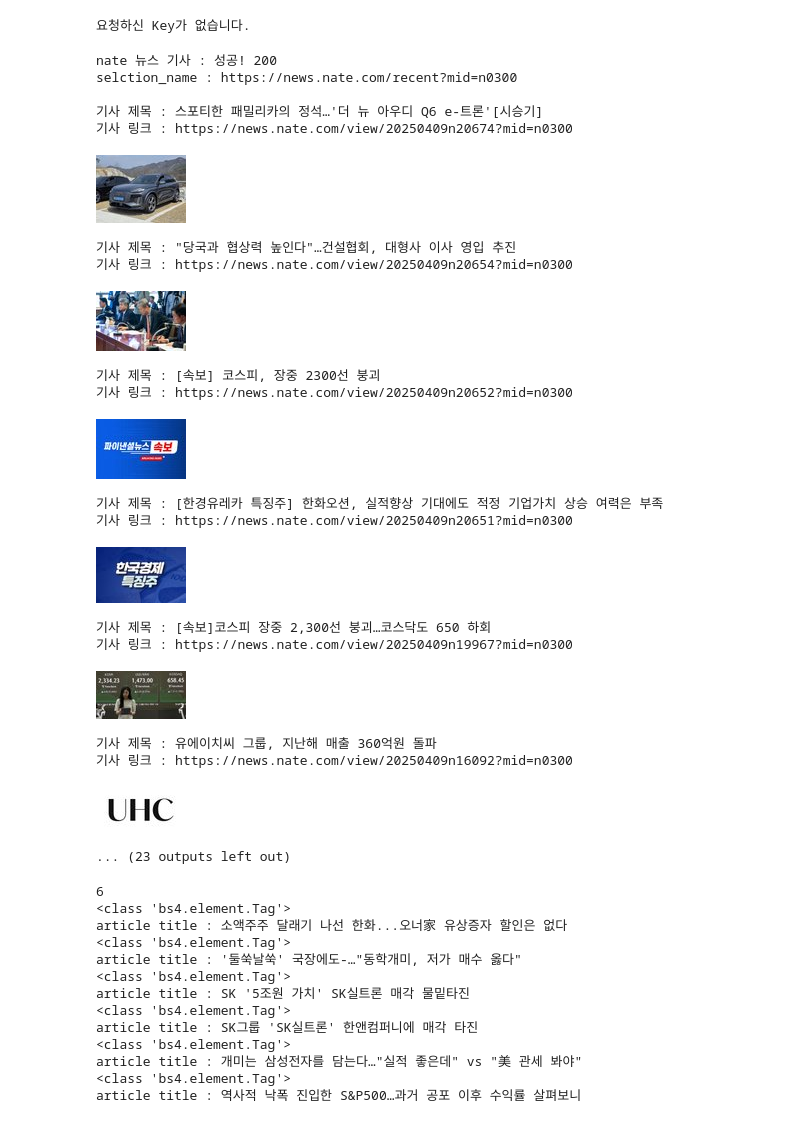
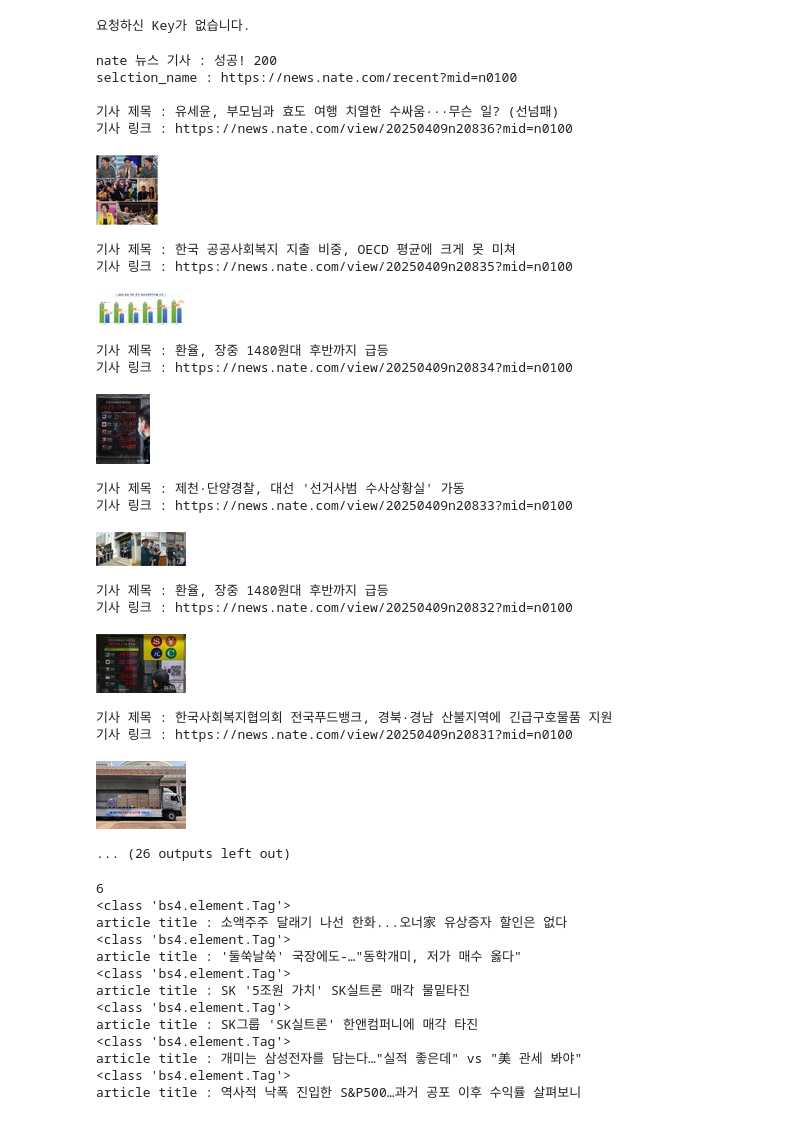
Before and after one commit to 19013na/WebScraping_Analysis, a Jupyter notebook: task/01_news_scraping.ipynb, the cells around one changed output. Saved outputs shown, nothing was run; the diff lists cells and outputs as text; code cells hidden in the pictures.

```diff
--- a/task/01_news_scraping.ipynb
+++ b/task/01_news_scraping.ipynb
@@ -144,56 +144,55 @@ def print_news(section_name):
     }
 
     res = requests.get(url, headers=req_header)
 
     print(f'nate 뉴스 기사 : 성공! {res.status_code}')
     print(f'selction_name : {url}\n')
 
     if res.ok:
         html = res.text
         soup = BeautifulSoup(html, 'html.parser')
         a_tag_list = soup.select("div.mlt01 a.lt1") #span.tb h2.tit
 
 
         for a_tag in a_tag_list:
             link = a_tag['href']
             title = a_tag.select_one("span.tb h2.tit").text.strip()
-
             print(f'기사 제목 : {title}\n기사 링크 : https:{link}\n')
 
             image_tags = a_tag.select("img[src*='news.nateimg.co.kr/orgImg']")
             if image_tags:
                 img_src = image_tags[0].get('src')
                 img_url = urljoin('http:', img_src)
                 display(Image(img_url))
     else:
         print(f'Error code : {res.status_code}')
 
 
-#print_news('최신뉴스')
-print_news('경제')
+print_news('최신뉴스')
+#print_news('경제')
 # %% [output]
 nate 뉴스 기사 : 성공! 200
-selction_name : https://news.nate.com/recent?mid=n0300
+selction_name : https://news.nate.com/recent?mid=n0100
 
-기사 제목 : 스포티한 패밀리카의 정석…'더 뉴 아우디 Q6 e-트론'[시승기]
-기사 링크 : https://news.nate.com/view/20250409n20674?mid=n0300
+기사 제목 : 유세윤, 부모님과 효도 여행 치열한 수싸움···무슨 일? (선넘패)
+기사 링크 : https://news.nate.com/view/20250409n20836?mid=n0100
-[figure, old version]
+[figure, new version]
-기사 제목 : "당국과 협상력 높인다"…건설협회, 대형사 이사 영입 추진
-기사 링크 : https://news.nate.com/view/20250409n20654?mid=n0300
+기사 제목 : 한국 공공사회복지 지출 비중, OECD 평균에 크게 못 미쳐
+기사 링크 : https://news.nate.com/view/20250409n20835?mid=n0100
-[figure, old version]
+[figure, new version]
-기사 제목 : [속보] 코스피, 장중 2300선 붕괴
-기사 링크 : https://news.nate.com/view/20250409n20652?mid=n0300
+기사 제목 : 환율, 장중 1480원대 후반까지 급등
+기사 링크 : https://news.nate.com/view/20250409n20834?mid=n0100
-[figure, old version]
+[figure, new version]
-기사 제목 : [한경유레카 특징주] 한화오션, 실적향상 기대에도 적정 기업가치 상승 여력은 부족
-기사 링크 : https://news.nate.com/view/20250409n20651?mid=n0300
+기사 제목 : 제천·단양경찰, 대선 '선거사범 수사상황실' 가동
+기사 링크 : https://news.nate.com/view/20250409n20833?mid=n0100
-[figure, old version]
+[figure, new version]
-기사 제목 : [속보]코스피 장중 2,300선 붕괴…코스닥도 650 하회
-기사 링크 : https://news.nate.com/view/20250409n19967?mid=n0300
+기사 제목 : 환율, 장중 1480원대 후반까지 급등
+기사 링크 : https://news.nate.com/view/20250409n20832?mid=n0100
-[figure, old version]
+[figure, new version]
-기사 제목 : 유에이치씨 그룹, 지난해 매출 360억원 돌파
-기사 링크 : https://news.nate.com/view/20250409n16092?mid=n0300
+기사 제목 : 한국사회복지협의회 전국푸드뱅크, 경북·경남 산불지역에 긴급구호물품 지원
+기사 링크 : https://news.nate.com/view/20250409n20831?mid=n0100
-[figure, old version]
+[figure, new version]
-... (23 outputs left out)
+... (26 outputs left out)
 # %%
 #그냥 해봄
 
```
Also changed, not shown: parts of 2 cells of this notebook, 4 other files.
